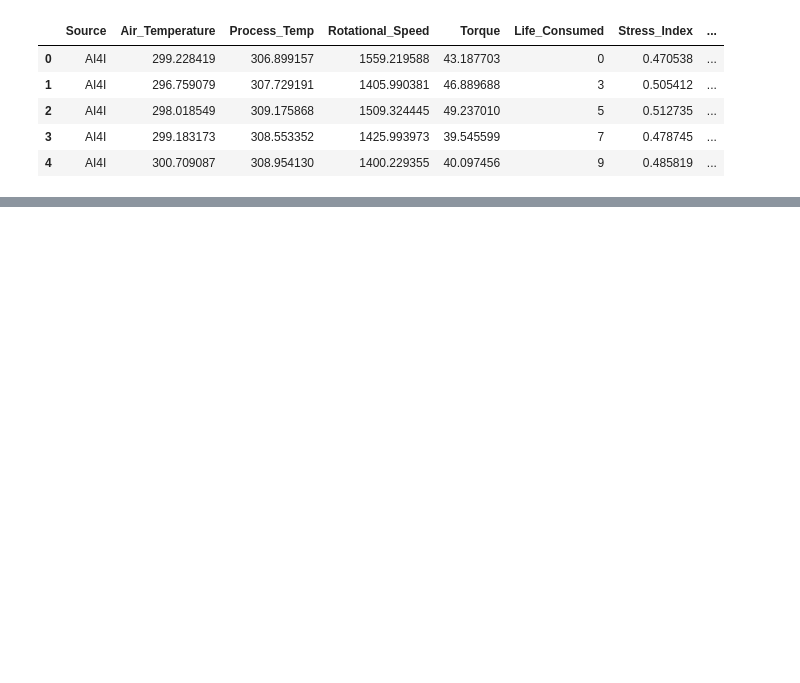
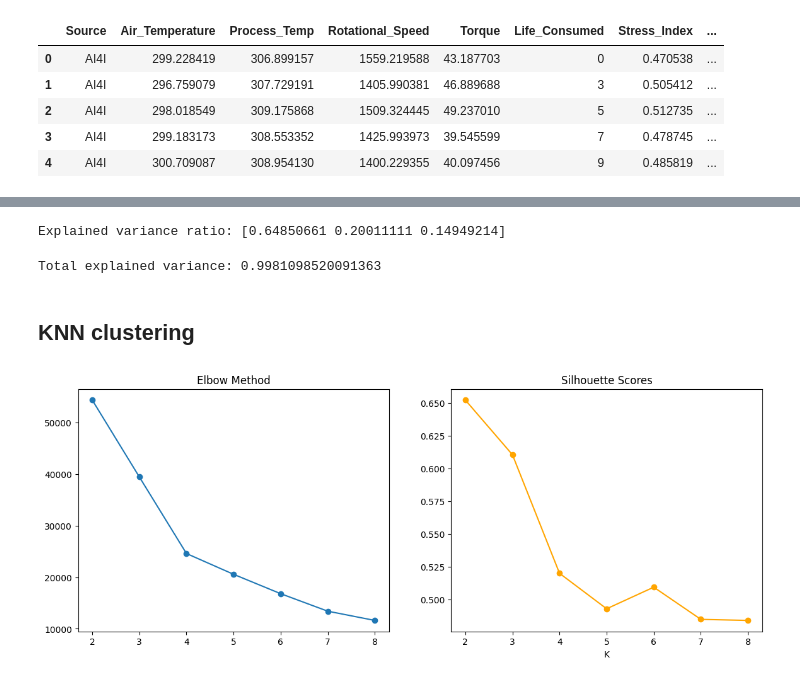
Before and after one commit to bytefairy0/MachineGuard-mlops-pipeline, a Jupyter notebook: notebooks/clustering.ipynb, the cells around one changed output, grey strips where cells are left out. Saved outputs shown, nothing was run; the diff lists cells and outputs as text; code cells hidden in the pictures; blank space fills up the shorter version.

Commit message:
Clustering done + output saved in clustered.csv

```diff
--- a/notebooks/clustering.ipynb
+++ b/notebooks/clustering.ipynb
@@ -26,0 +24,20 @@ df.columns.tolist()
+# %%
+sensor_cols = ['Air_Temperature', 'Process_Temp',
+               'Rotational_Speed', 'Torque', 'Life_Consumed']
+# %%
+X_sensors = df[sensor_cols]
+# %%
+# scaling the data
+scaler = StandardScaler()
+X_scaled = scaler.fit_transform(X_sensors)
+# %%
+pca = PCA(n_components=3)
+X_pca = pca.fit_transform(X_scaled)
+# %%
+print("Explained variance ratio:", pca.explained_variance_ratio_)
+# %% [output]
+Explained variance ratio: [0.64850661 0.20011111 0.14949214]
+# %%
+print("Total explained variance:", np.sum(pca.explained_variance_ratio_))
+# %% [output]
+Total explained variance: 0.9981098520091363
@@ -26,0 +48,24 @@ df.columns.tolist()
+# %% [markdown]
+## KNN clustering
+# %%
+inertias = []
+silhouette_scores = []
+K_range = range(2, 9)
+
+for k in K_range:
+    kmeans = KMeans(n_clusters=k, random_state=42, n_init=10)
+    cluster_labels = kmeans.fit_predict(X_pca)
+    inertias.append(kmeans.inertia_)
+    silhouette_scores.append(silhouette_score(X_pca, cluster_labels))
+
+# plot
+fig, (ax1, ax2) = plt.subplots(1, 2, figsize=(14, 5))
+ax1.plot(K_range, inertias, marker='o')
+ax1.set_title('Elbow Method')
+
+ax2.plot(K_range, silhouette_scores, marker='o', color='orange')
+ax2.set_title('Silhouette Scores'); ax2.set_xlabel('K')
+#plt.savefig('../results/pca_clustering_evaluation.png')
+plt.show()
+# %% [output]
+[figure, added]
```
Also changed, not shown: parts of 9 cells of this notebook, 3 other files.
